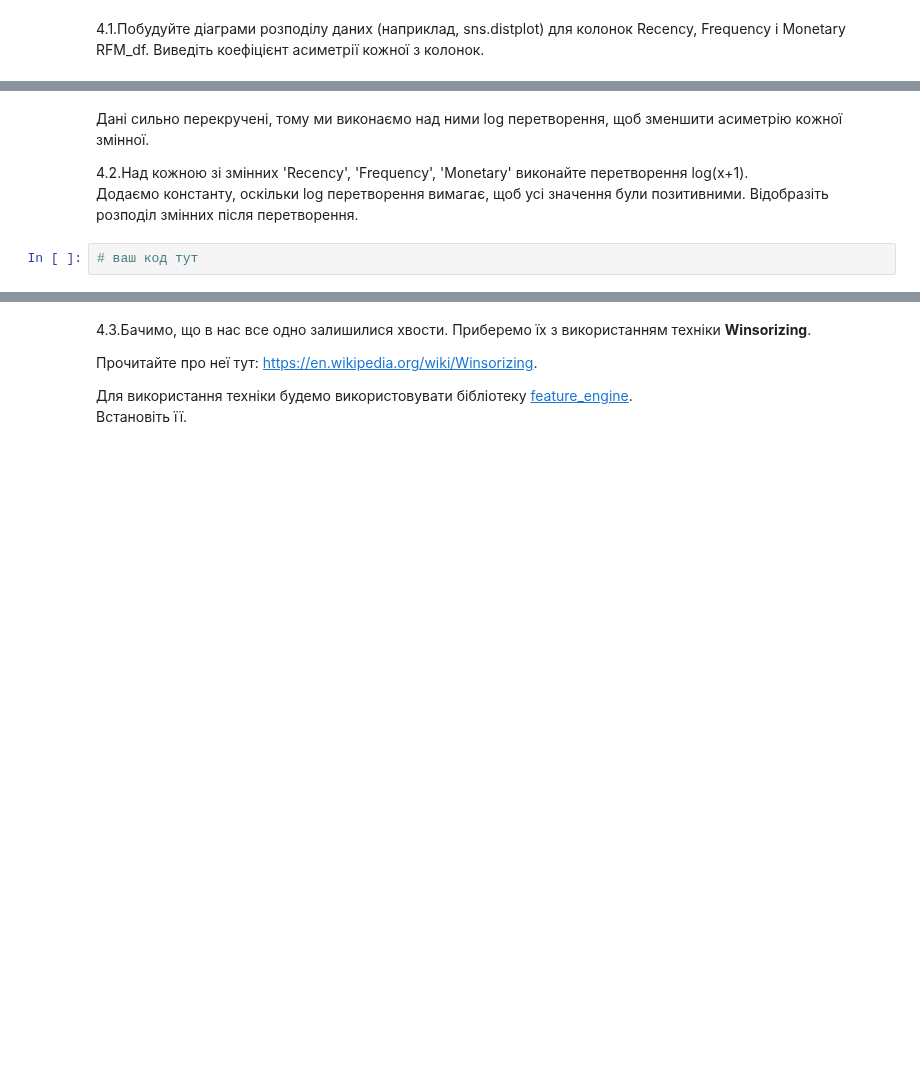
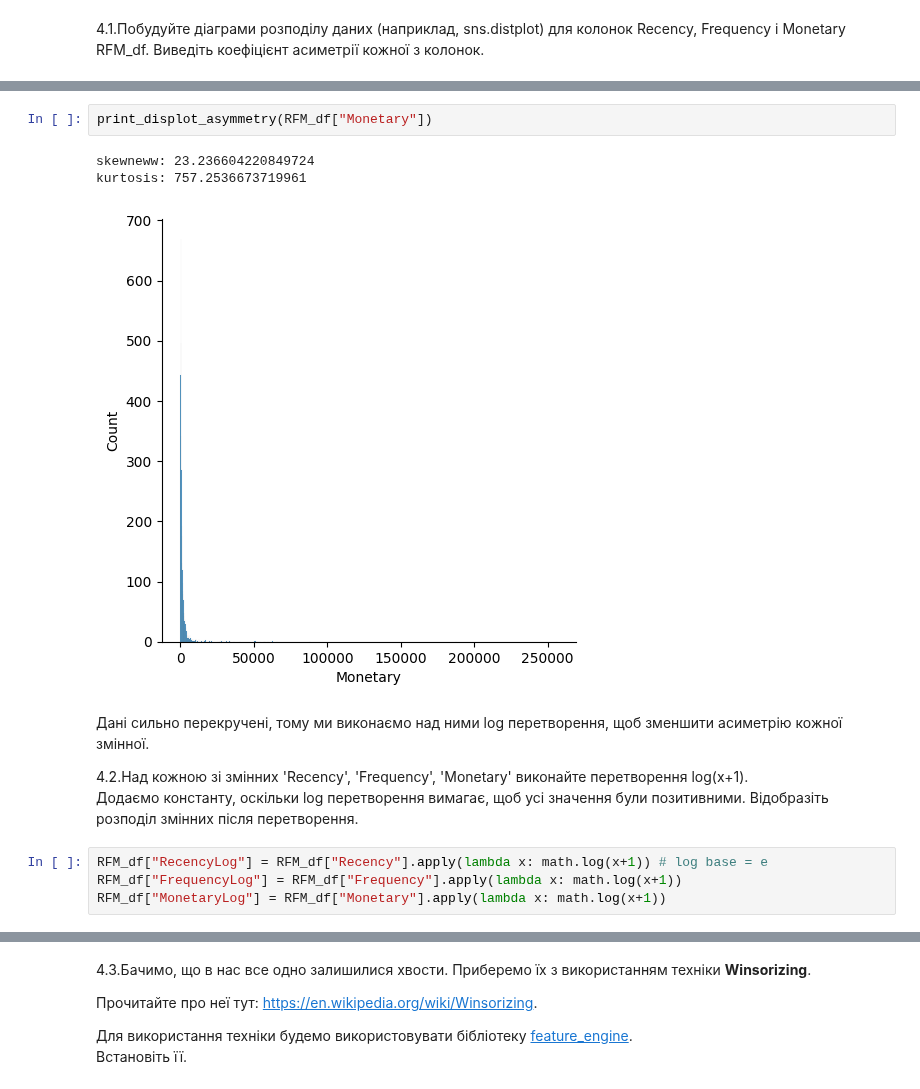
Before and after one commit to dmytrovelychko/rd_ds_python, a Jupyter notebook: hw_6.ipynb, the cells around one changed output, grey strips where cells are left out. Saved outputs shown, nothing was run; the diff lists cells and outputs as text; blank space fills up the shorter version.

```diff
--- a/hw_6.ipynb
+++ b/hw_6.ipynb
@@ -402,8 +421,16 @@ K-means дає кращий результат за наступних умов:
+# %%
+print_displot_asymmetry(RFM_df["Monetary"])
+# %% [output]
+skewneww: 23.236604220849724
+kurtosis: 757.2536673719961
+[figure, added]
 # %% [markdown]
 Дані сильно перекручені, тому ми виконаємо над ними log перетворення, щоб зменшити асиметрію кожної змінної.
 
 4.2.Над кожною зі змінних 'Recency', 'Frequency', 'Monetary' виконайте перетворення log(x+1).
 Додаємо константу, оскільки log перетворення вимагає, щоб усі значення були позитивними.
 Відобразіть розподіл змінних після перетворення.
-# %%
-# ваш код тут
+# %%
+RFM_df["RecencyLog"] = RFM_df["Recency"].apply(lambda x: math.log(x+1)) # log base = e
+RFM_df["FrequencyLog"] = RFM_df["Frequency"].apply(lambda x: math.log(x+1))
+RFM_df["MonetaryLog"] = RFM_df["Monetary"].apply(lambda x: math.log(x+1))
```
Also changed, not shown: parts of 9 cells of this notebook.
